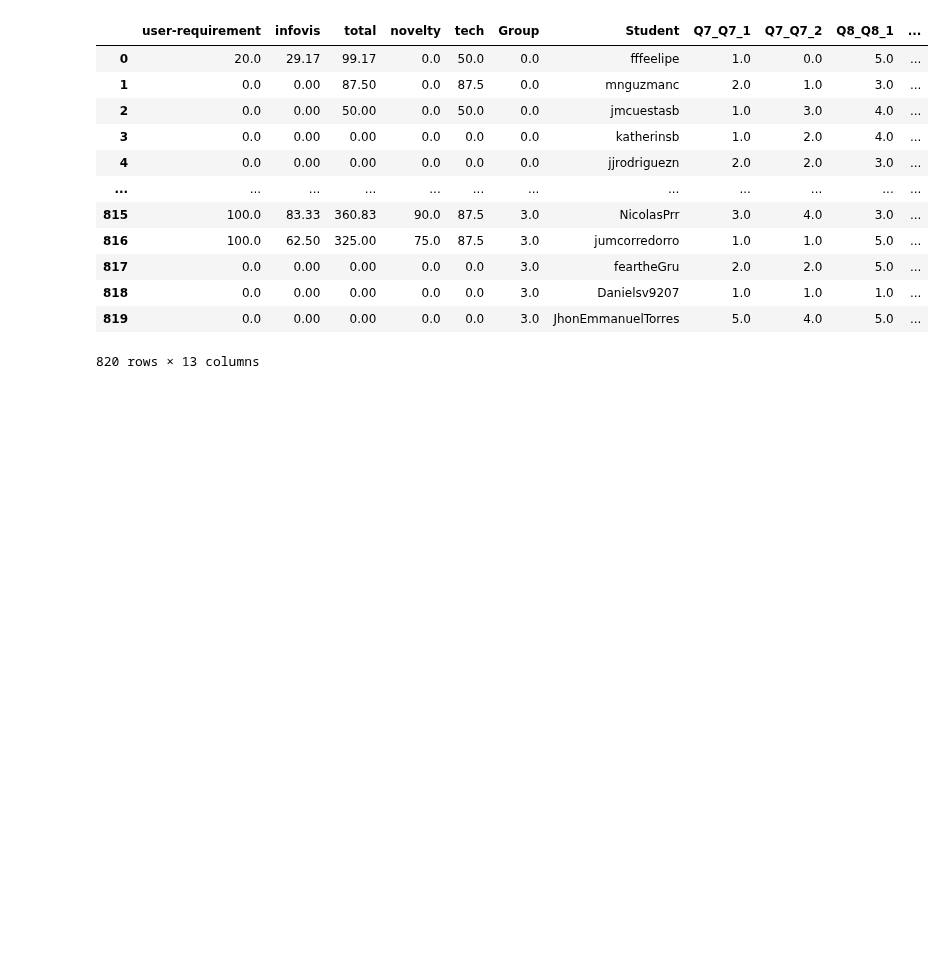
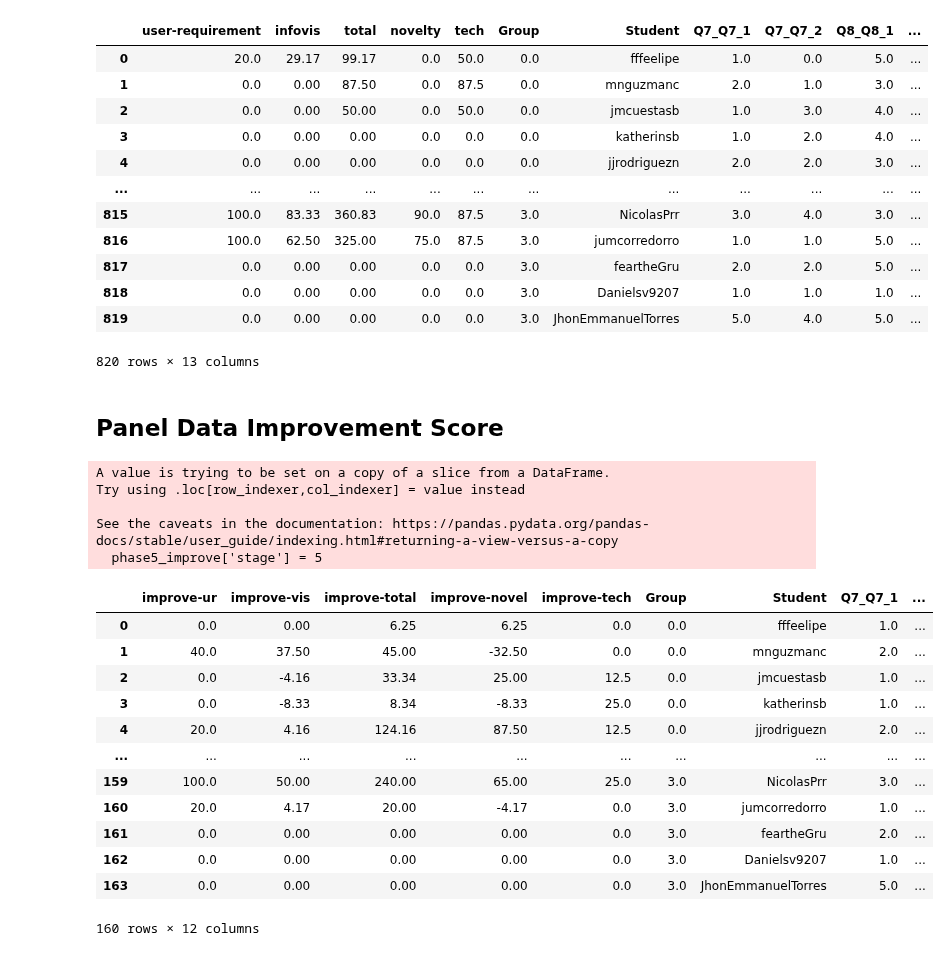
Before and after one commit to ironhacks/spring-2017-analysis, a Jupyter notebook: spring-2017/script/analysis/Panel-Data-Scores.ipynb, the cells around one changed output. Saved outputs shown, nothing was run; the diff lists cells and outputs as text; code cells hidden in the pictures; blank space fills up the shorter version.

Commit message:
phase as random effects

```diff
--- a/spring-2017/script/analysis/Panel-Data-Scores.ipynb
+++ b/spring-2017/script/analysis/Panel-Data-Scores.ipynb
@@ -188,8 +187,29 @@ overall_scores.to_csv('overall_scores.csv')
+# %% [markdown]
+## Panel Data Improvement Score
 # %%
 phase5_improve = overall_survey[['improve-ur-45', 'improve-vis-45', 'improve-total-45', 'improve-novel-45', 'improve-tech-45','Group', 'Student', 'Q7_Q7_1', 'Q7_Q7_2', 'Q8_Q8_1', 'Q10']]
-phase5_improve['stage'] = 4
+phase5_improve['stage'] = 5
 phase5_improve = phase5_improve.rename(columns={'improve-ur-45': 'improve-ur', 'improve-vis-45': 'improve-vis',
                               'improve-total-45': 'improve-total', 'improve-novel-45': 'improve-novel', 'improve-tech-45': 'improve-tech' })
 phase5_improve.dropna()
+# %% [output]
+A value is trying to be set on a copy of a slice from a DataFrame.
+Try using .loc[row_indexer,col_indexer] = value instead
+
+See the caveats in the documentation: https://pandas.pydata.org/pandas-docs/stable/user_guide/indexing.html#returning-a-view-versus-a-copy
+  phase5_improve['stage'] = 5
+|  | improve-ur | improve-vis | improve-total | improve-novel | improve-tech | Group | Student | Q7_Q7_1 | ... |
+| 0 | 0.0 | 0.00 | 6.25 | 6.25 | 0.0 | 0.0 | fffeelipe | 1.0 | ... |
+| 1 | 40.0 | 37.50 | 45.00 | -32.50 | 0.0 | 0.0 | mnguzmanc | 2.0 | ... |
+| 2 | 0.0 | -4.16 | 33.34 | 25.00 | 12.5 | 0.0 | jmcuestasb | 1.0 | ... |
+| 3 | 0.0 | -8.33 | 8.34 | -8.33 | 25.0 | 0.0 | katherinsb | 1.0 | ... |
+| 4 | 20.0 | 4.16 | 124.16 | 87.50 | 12.5 | 0.0 | jjrodriguezn | 2.0 | ... |
+| ... | ... | ... | ... | ... | ... | ... | ... | ... | ... |
+| 159 | 100.0 | 50.00 | 240.00 | 65.00 | 25.0 | 3.0 | NicolasPrr | 3.0 | ... |
+| 160 | 20.0 | 4.17 | 20.00 | -4.17 | 0.0 | 3.0 | jumcorredorro | 1.0 | ... |
+| 161 | 0.0 | 0.00 | 0.00 | 0.00 | 0.0 | 3.0 | feartheGru | 2.0 | ... |
+| 162 | 0.0 | 0.00 | 0.00 | 0.00 | 0.0 | 3.0 | Danielsv9207 | 1.0 | ... |
+| 163 | 0.0 | 0.00 | 0.00 | 0.00 | 0.0 | 3.0 | JhonEmmanuelTorres | 5.0 | ... |
+160 rows × 12 columns
 # %%
 phase4_improve = overall_survey[['improve-ur-34', 'improve-vis-34', 'improve-total-34', 'improve-novel-34', 'improve-tech-34','Group', 'Student', 'Q7_Q7_1', 'Q7_Q7_2', 'Q8_Q8_1', 'Q10']]
```
Also changed, not shown: parts of 9 cells of this notebook, 11 other files.
